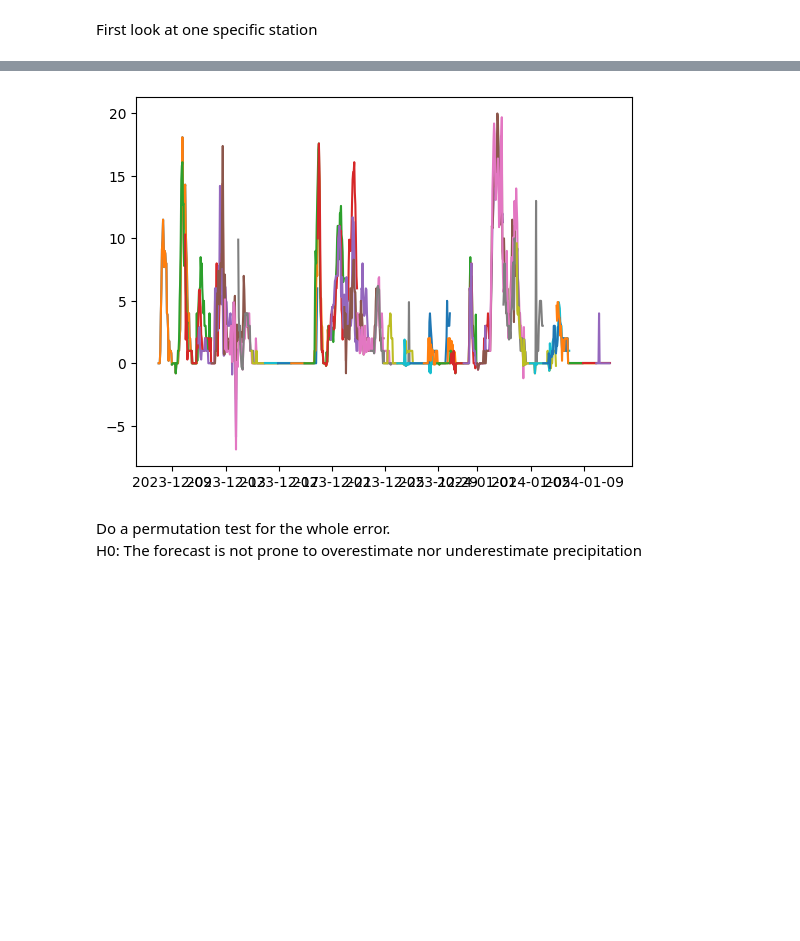
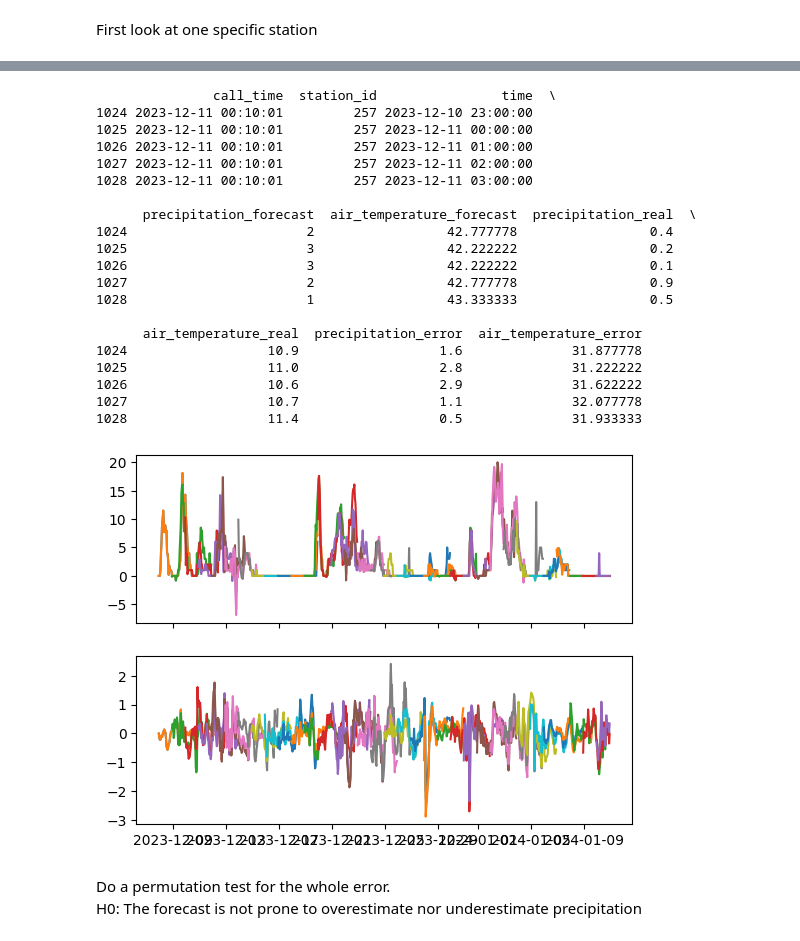
Before and after one commit to RobinU434/DataLiteracy, a Jupyter notebook: studies/robin.ipynb, the cells around one changed output, grey strips where cells are left out. Drawn from its saved outputs; the diff is of its cells as text; code cells hidden in the pictures; blank space fills up the shorter version.

```diff
--- a/studies/robin.ipynb
+++ b/studies/robin.ipynb
@@ -190,13 +264,23 @@ First look at one specific station
 # %%
 STATION_ID = 257
 # %%
-forecast = dataset.get_forecast(model=1, station_id=STATION_ID)
+forecast1 = dataset.get_forecast(model=1, station_id=STATION_ID)
+forecast2 = dataset.get_forecast(model=2, station_id=STATION_ID)
 
 
-fig, ax = plt.subplots()
-for call_time in sorted(forecast["call_time"].unique()):
-    sub_df = forecast[forecast["call_time"] == call_time]
+fig, axs = plt.subplots(nrows=2, ncols=2, sharex=True)
+for call_time in sorted(forecast1["call_time"].unique()):
+    sub_df = forecast1[forecast1["call_time"] == call_time]
     t = sub_df["time"]
     values = sub_df["precipitation_forecast"]
-    ax.plot(t, values)
+    axs[0, 0].plot(t, values)
+    values = sub_df["air_temperature_forecast"]
+    axs[1, 0].plot(t, values)
+
+    sub_df = forecast2[forecast2["call_time"] == call_time]
+    t = sub_df["time"]
+    values = sub_df["precipitation_forecast"]
+    axs[0, 1].plot(t, values)
+    values = sub_df["air_temperature_forecast"]
+    axs[1, 1].plot(t, values)
 # %% [output]
@@ -213,15 +315,45 @@ ax.plot(real_data["time"], real_data["precipitation_real"])
 # %%
+from studies.utils.arithmetric import normalized
+
+
 merge = dataset.get_merge(model=1, station_id=STATION_ID)
 
-
-fig, ax = plt.subplots()
+print(merge.head())
+fig, axs = plt.subplots(nrows=2, sharex=True)
 for call_time in sorted(merge["call_time"].unique()):
     sub_df = merge[merge["call_time"] == call_time]
     t = sub_df["time"]
-    error = sub_df["error"]
-    ax.plot(t, error)
+    error = sub_df["precipitation_error"]
+    axs[0].plot(t, error)
+    error = sub_df["air_temperature_forecast"] - sub_df["air_temperature_real"]
+    # normalize
+    norm_forecast = normalized(sub_df["air_temperature_forecast"].values)
+    norm_real = normalized(sub_df["air_temperature_real"].values)
+    axs[1].plot(t, norm_forecast - norm_real)
+    # axs[1].plot(t, norm_forecast)
+    # axs[1].plot(t, norm_real)
 # %% [output]
+               call_time  station_id                time  \
+1024 2023-12-11 00:10:01         257 2023-12-10 23:00:00
+1025 2023-12-11 00:10:01         257 2023-12-11 00:00:00
+1026 2023-12-11 00:10:01         257 2023-12-11 01:00:00
+1027 2023-12-11 00:10:01         257 2023-12-11 02:00:00
+1028 2023-12-11 00:10:01         257 2023-12-11 03:00:00
+
+      precipitation_forecast  air_temperature_forecast  precipitation_real  \
+1024                       2                 42.777778                 0.4
+1025                       3                 42.222222                 0.2
+1026                       3                 42.222222                 0.1
+1027                       2                 42.777778                 0.9
+1028                       1                 43.333333                 0.5
+
+      air_temperature_real  precipitation_error  air_temperature_error
+1024                  10.9                  1.6              31.877778
+1025                  11.0                  2.8              31.222222
+1026                  10.6                  2.9              31.622222
+1027                  10.7                  1.1              32.077778
+1028                  11.4                  0.5              31.933333
-[figure, old version]
+[figure, new version]
 # %% [markdown]
 Do a permutation test for the whole error.
 H0: The forecast is not prone to overestimate nor underestimate precipitation
```
Also changed, not shown: parts of 10 cells of this notebook.
